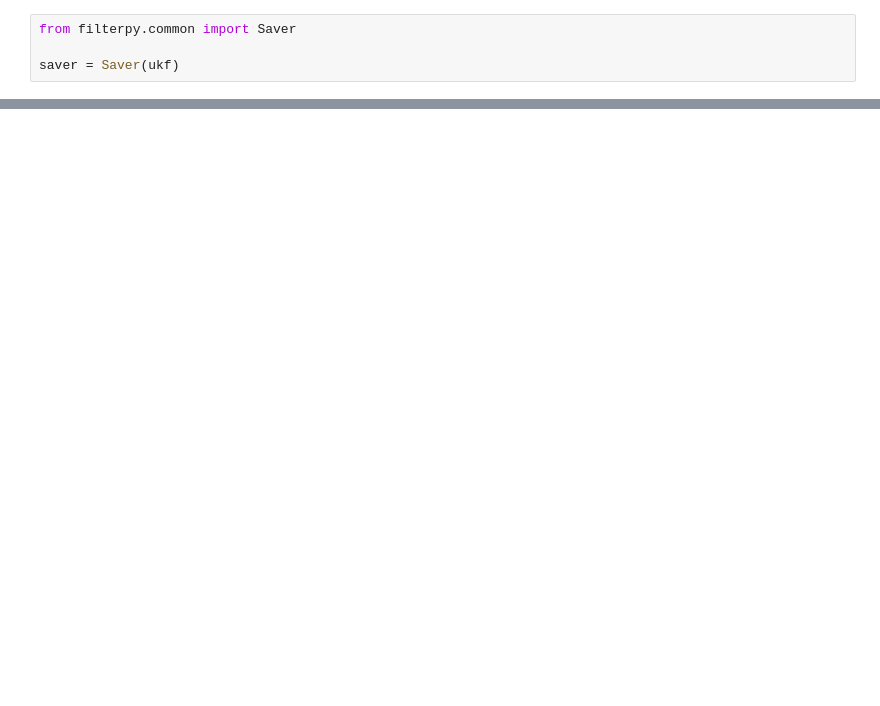
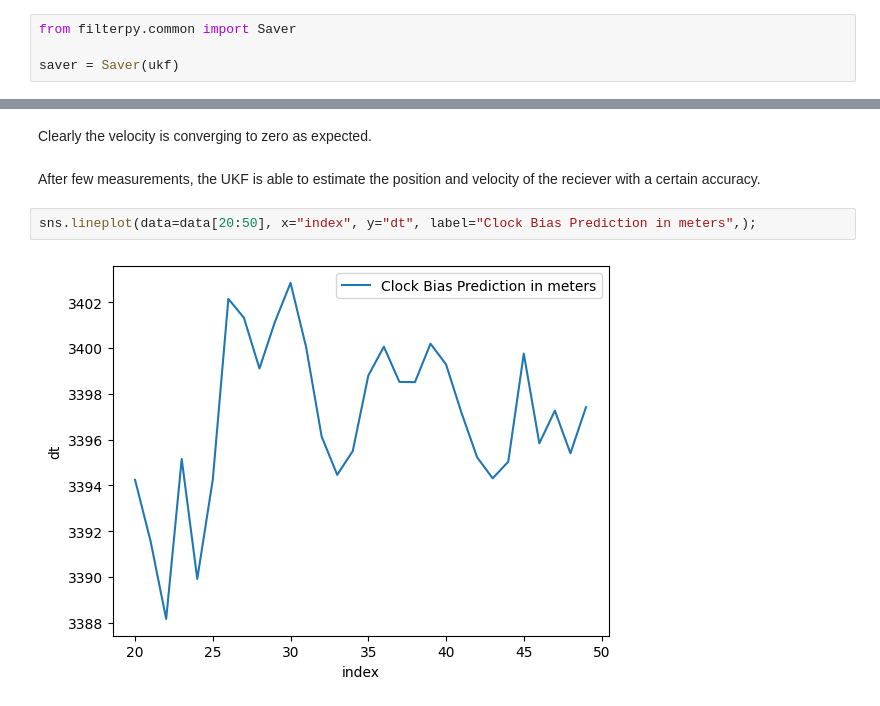
Before and after one commit to NISCHALPI/Navigator, a Jupyter notebook: docs/intro/unscented_kalman_filter_gps.ipynb, the cells around one changed output, grey strips where cells are left out. Saved outputs shown, nothing was run; the diff lists cells and outputs as text; blank space fills up the shorter version.

```diff
--- a/docs/intro/unscented_kalman_filter_gps.ipynb
+++ b/docs/intro/unscented_kalman_filter_gps.ipynb
@@ -178,0 +256,8 @@ ax.scatter(sample_data["x"], sample_data["y"], sample_data["z"], label="Estimate
+# %% [markdown]
+Clearly the velocity is converging to zero as expected.
+# %% [markdown]
+After few measurements, the UKF is able to estimate the position and velocity of the reciever with a certain accuracy.
+# %%
+sns.lineplot(data=data[20:50], x="index", y="dt", label="Clock Bias Prediction in meters",);
+# %% [output]
+[figure, added]
```
Also changed, not shown: parts of 15 cells of this notebook, 16 other files.
